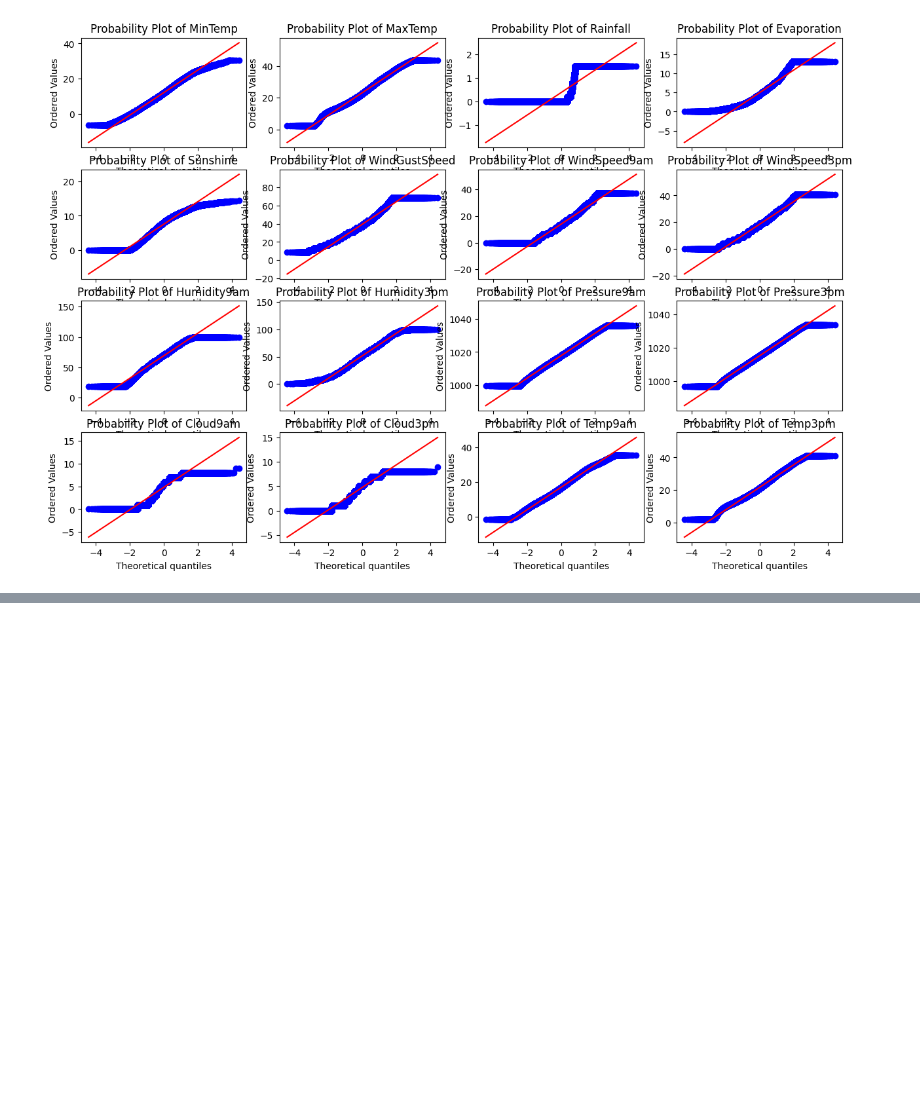
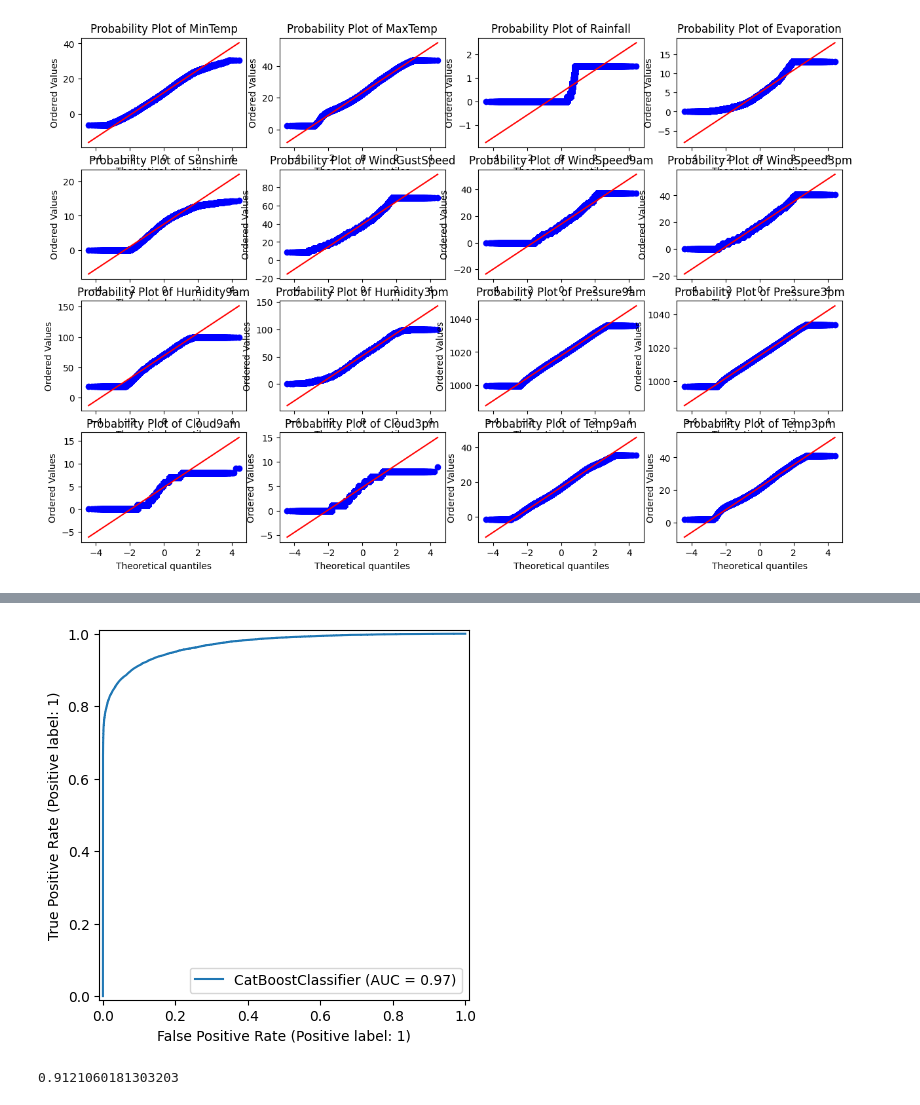
Before and after one commit to vinodvicki/Weather_prediction-, a Jupyter notebook: Rain_Prediction.ipynb, the cells around one changed output, grey strips where cells are left out. Drawn from its saved outputs; the diff is of its cells as text; code cells hidden in the pictures; blank space fills up the shorter version.

```diff
--- a/Rain_Prediction.ipynb
+++ b/Rain_Prediction.ipynb
@@ -432,0 +503,3 @@ plt.show()
+# %%
+log_regression.fit(X_train, y_train)
+y_pred = log_regression.predict(X_test)
@@ -432,0 +532,4 @@ plt.show()
+# %%
+#implementing randomforest classifier
+random_forest.fit(X_train, y_train)
+y_pred = random_forest.predict(X_test)
@@ -432,0 +560,4 @@ plt.show()
+# %%
+# implementing Catboost
+catboost = CatBoostClassifier(iterations=2000, eval_metric = "AUC")
+catboost.fit(X_train, y_train)
@@ -432,0 +583,2 @@ plt.show()
+# %%
+y_pred = catboost.predict(X_test)
@@ -432,0 +606,13 @@ plt.show()
+# %%
+from sklearn import metrics
+import matplotlib.pyplot as plt
+from sklearn.metrics import RocCurveDisplay # Import RocCurveDisplay
+
+# Instead of metrics.plot_roc_curve, use:
+RocCurveDisplay.from_estimator(catboost, X_test, y_test)
+
+plt.show() # Add plt.show() to display the plot
+metrics.roc_auc_score(y_test, y_pred, average=None)
+# %% [output]
+[figure, added]
+0.9121060181303203
```
Also changed, not shown: parts of 21 cells of this notebook.
